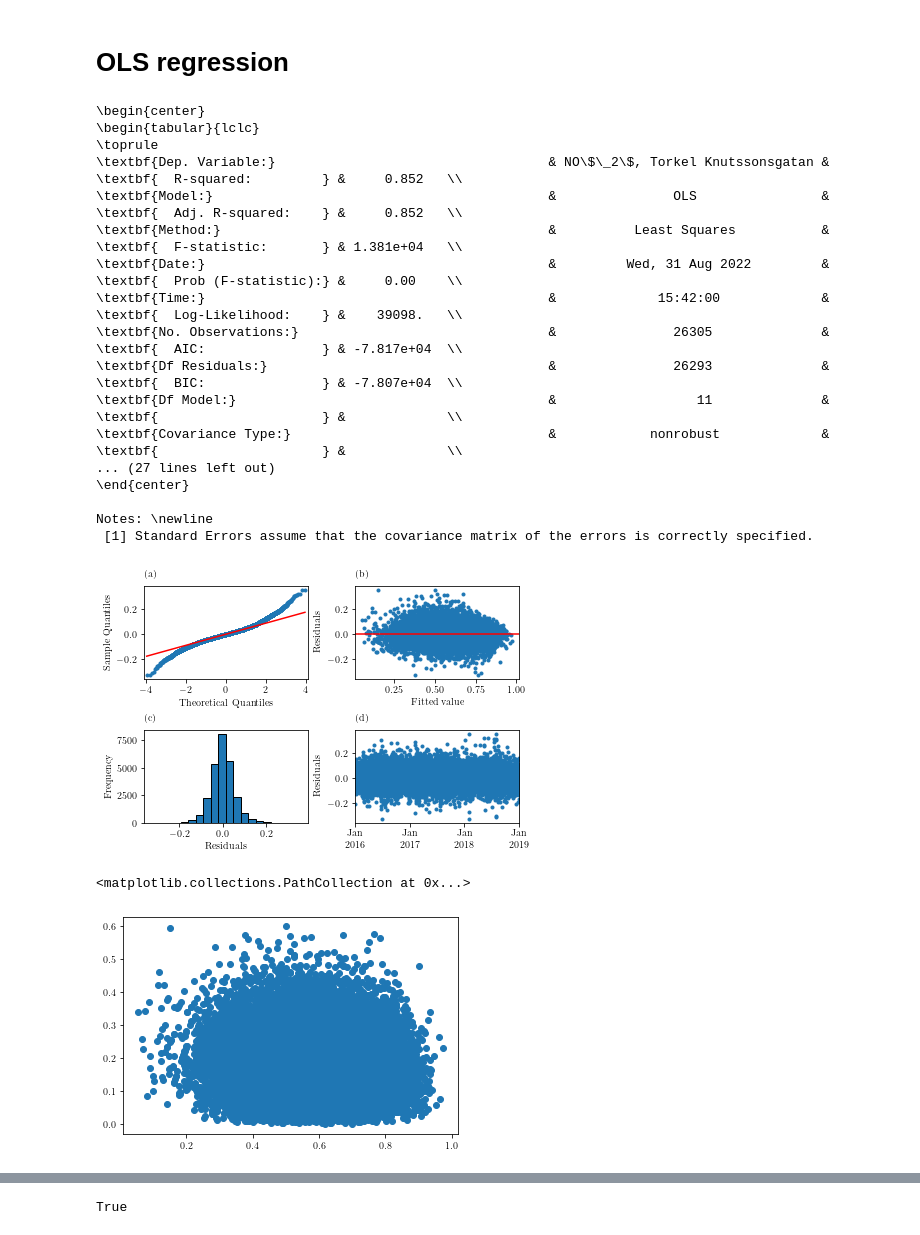
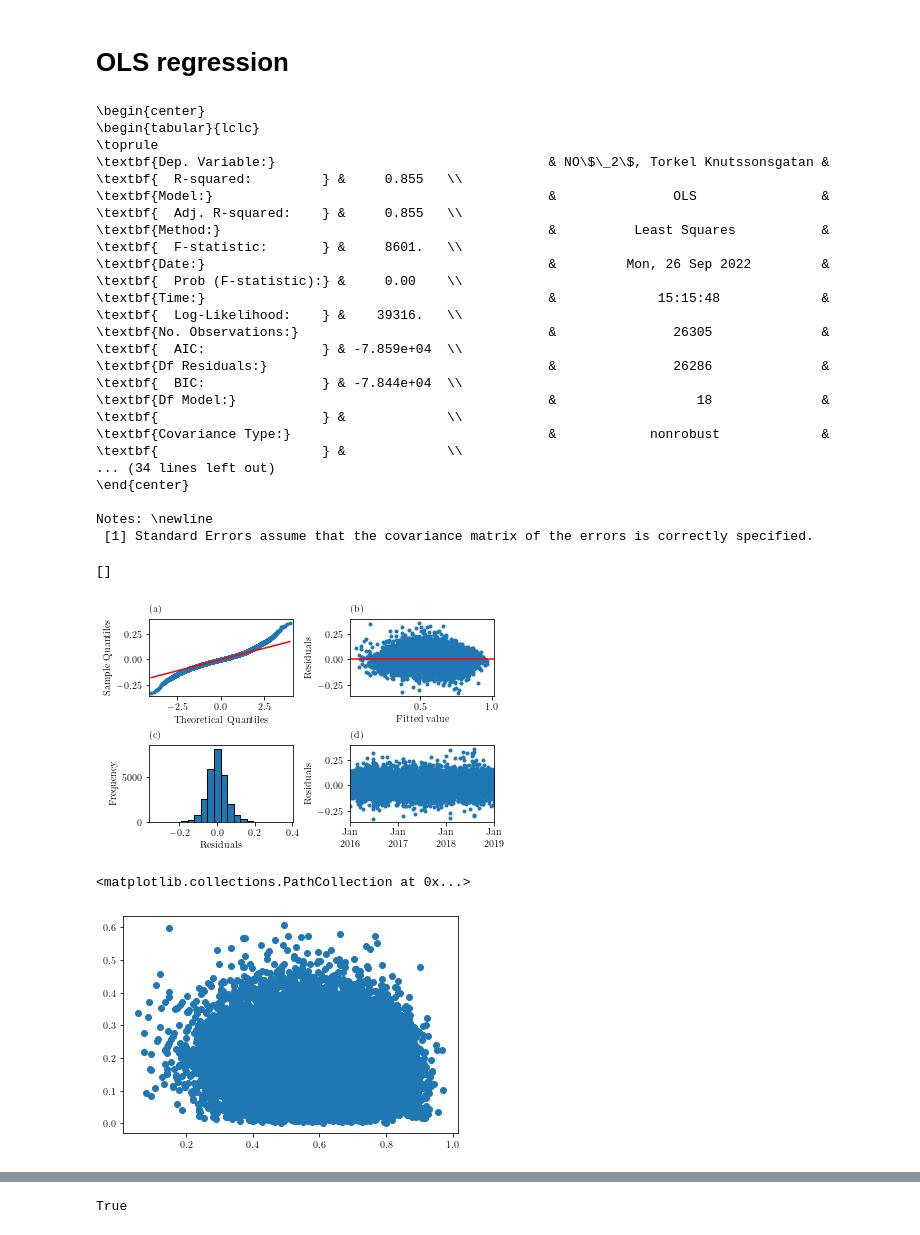
Before and after one commit to simoncarlen/forecasting_project, a Jupyter notebook: jupyter_notebooks/regression_NO2.ipynb, the cells around one changed output, grey strips where cells are left out. Drawn from its saved outputs; the diff is of its cells as text; code cells hidden in the pictures.

```diff
--- a/jupyter_notebooks/regression_NO2.ipynb
+++ b/jupyter_notebooks/regression_NO2.ipynb
@@ -80,7 +80,7 @@ stations = [i for i in df_NO2_train.columns if 'Torkel' in i and 'lag' in i] + \
             'NO$_2$, Stockholm Hornsgatan 108, lag1',
             'NO$_2$, Stockholm Sveavägen 59, lag1',
             'NO$_2$, Stockholm E4/E20 Lilla Essingen, lag1',
-            # 'NO$_2$, Norr Malma, lag1',
+            'NO$_2$, Norr Malma, lag1',
             # 'NO$_2$, Stockholm Sveavägen 59 Tak, lag1',
            ]
 # %%
@@ -133,8 +133,8 @@ X_test.set_index('date', inplace=True)
 X_train.insert(0, 'intercept', 1) # insert a 1
 # %%
 # if temporal signals are to be included
-w = [0,2,4,5] # 0:temp, 1:atm, 2:RH, 3:precip, 4:solrad, 5:wind
-s = [6,7] # 6,7:day, 8,9:week, 10,11:year
+w = [0,1,2,3,4,5] # 0:temp, 1:atm, 2:RH, 3:precip, 4:solrad, 5:wind
+s = [6,7,8,9,10,11] # 6,7:day, 8,9:week, 10,11:year
 
 X_train = X_train.merge(df_weather_train.iloc[:,s], on='date')
 # if weather parameters are to be included
@@ -156,53 +156,54 @@ print(lmod.summary().as_latex())
 \begin{center}
 \begin{tabular}{lclc}
 \toprule
-\textbf{Dep. Variable:}                                   & NO\$\_2\$, Torkel Knutssonsgatan & \textbf{  R-squared:         } &     0.852   \\
-\textbf{Model:}                                           &               OLS                & \textbf{  Adj. R-squared:    } &     0.852   \\
-\textbf{Method:}                                          &          Least Squares           & \textbf{  F-statistic:       } & 1.381e+04   \\
-\textbf{Date:}                                            &         Wed, 31 Aug 2022         & \textbf{  Prob (F-statistic):} &     0.00    \\
-\textbf{Time:}                                            &             15:42:00             & \textbf{  Log-Likelihood:    } &    39098.   \\
-\textbf{No. Observations:}                                &               26305              & \textbf{  AIC:               } & -7.817e+04  \\
-\textbf{Df Residuals:}                                    &               26293              & \textbf{  BIC:               } & -7.807e+04  \\
-\textbf{Df Model:}                                        &                  11              & \textbf{                     } &             \\
+\textbf{Dep. Variable:}                                   & NO\$\_2\$, Torkel Knutssonsgatan & \textbf{  R-squared:         } &     0.855   \\
+\textbf{Model:}                                           &               OLS                & \textbf{  Adj. R-squared:    } &     0.855   \\
+\textbf{Method:}                                          &          Least Squares           & \textbf{  F-statistic:       } &     8601.   \\
+\textbf{Date:}                                            &         Mon, 26 Sep 2022         & \textbf{  Prob (F-statistic):} &     0.00    \\
+\textbf{Time:}                                            &             15:15:48             & \textbf{  Log-Likelihood:    } &    39316.   \\
+\textbf{No. Observations:}                                &               26305              & \textbf{  AIC:               } & -7.859e+04  \\
+\textbf{Df Residuals:}                                    &               26286              & \textbf{  BIC:               } & -7.844e+04  \\
+\textbf{Df Model:}                                        &                  18              & \textbf{                     } &             \\
 \textbf{Covariance Type:}                                 &            nonrobust             & \textbf{                     } &             \\
-... (27 lines left out)
+... (34 lines left out)
 \end{center}
 
 Notes: \newline
  [1] Standard Errors assume that the covariance matrix of the errors is correctly specified.
 # %%
-fig, ((ax1, ax2), (ax3, ax4)) = plt.subplots(2, 2, constrained_layout = True, figsize = (6, 4))
+fig, ((ax1, ax2), (ax3, ax4)) = plt.subplots(2, 2, constrained_layout = True, figsize = (5.65, 3.5))
 
 # QQ-plot of studentized residuals
 sm.qqplot(lmod.resid, line='q', ax=ax1, marker=".")
 ax1.annotate('(a)', xy=(0, 1.09), xycoords="axes fraction")
 
 # fitted vs residuals
 ax2.scatter(lmod.fittedvalues, lmod.resid, marker=".")#, facecolors='none', edgecolors='#1f77b4')
 ax2.axhline(0, color='r')
 ax2.set_xlabel('Fitted value')
 ax2.set_ylabel('Residuals')
 ax2.annotate('(b)', xy=(0, 1.09), xycoords="axes fraction")
 
 ax3.hist(lmod.resid, edgecolor='black', bins=20)
 ax3.set_xlabel('Residuals')
 ax3.set_ylabel('Frequency')
 ax3.annotate('(c)', xy=(0, 1.09), xycoords="axes fraction")
 
 lmod.resid.plot(linestyle="", marker='.', ax=ax4)
 ax4.set_xlabel('')
 ax4.set_ylabel('Residuals')
 ax4.annotate('(d)', xy=(0, 1.09), xycoords="axes fraction")
 ax4.set_xticks([], minor=True)
 
-# plt.savefig('../plots/Residual_plots_MLR_NO2.pdf')
+# plt.savefig('../plots/Residual_plots_MLR_NO2_24_SEP.pdf')
 # %% [output]
+[]
-[figure, old version]
+[figure, new version]
 # %%
 plt.scatter(lmod.fittedvalues, np.sqrt(abs(lmod.resid)))
 # %% [output]
 <matplotlib.collections.PathCollection at 0x...>
-[figure, old version]
+[figure, new version]
 # %%
 ddf = pd.DataFrame({'x':lmod.fittedvalues, 'y':np.sqrt((abs(lmod.resid)))})
 dmod = smf.ols('y~x', ddf).fit()
```
Also changed, not shown: parts of 12 cells of this notebook, 19 other files.
